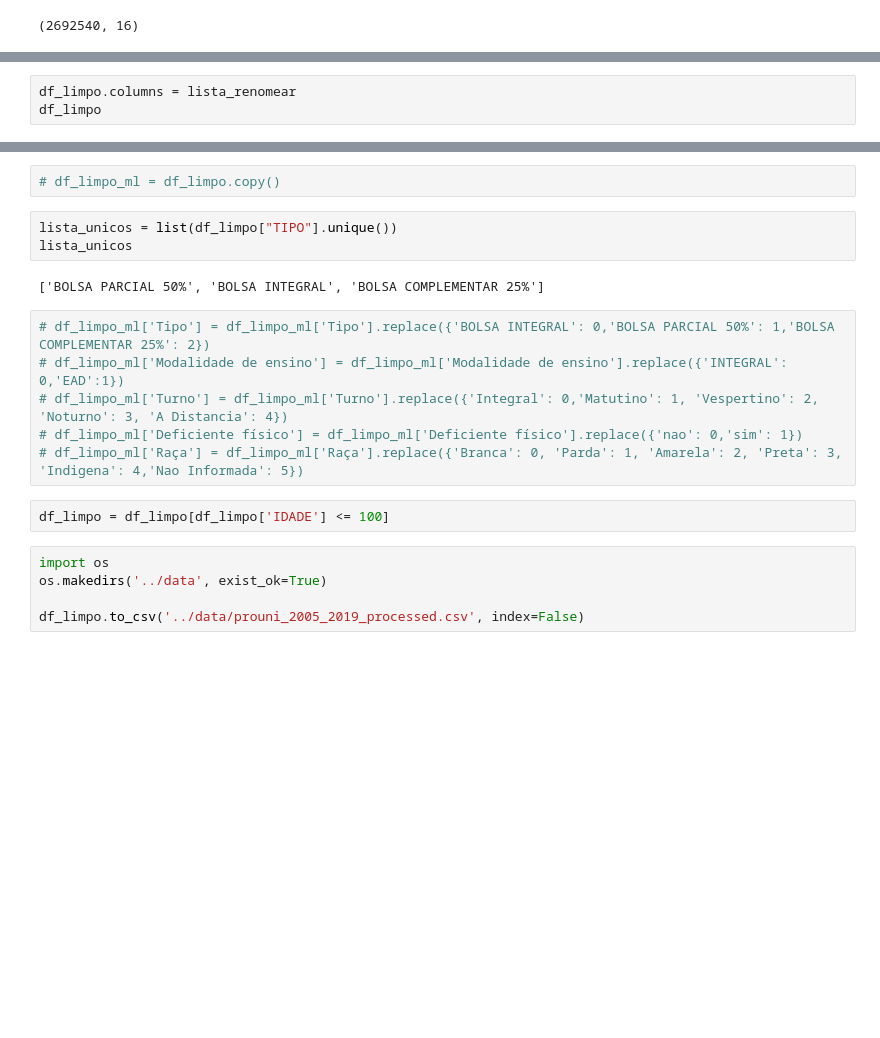
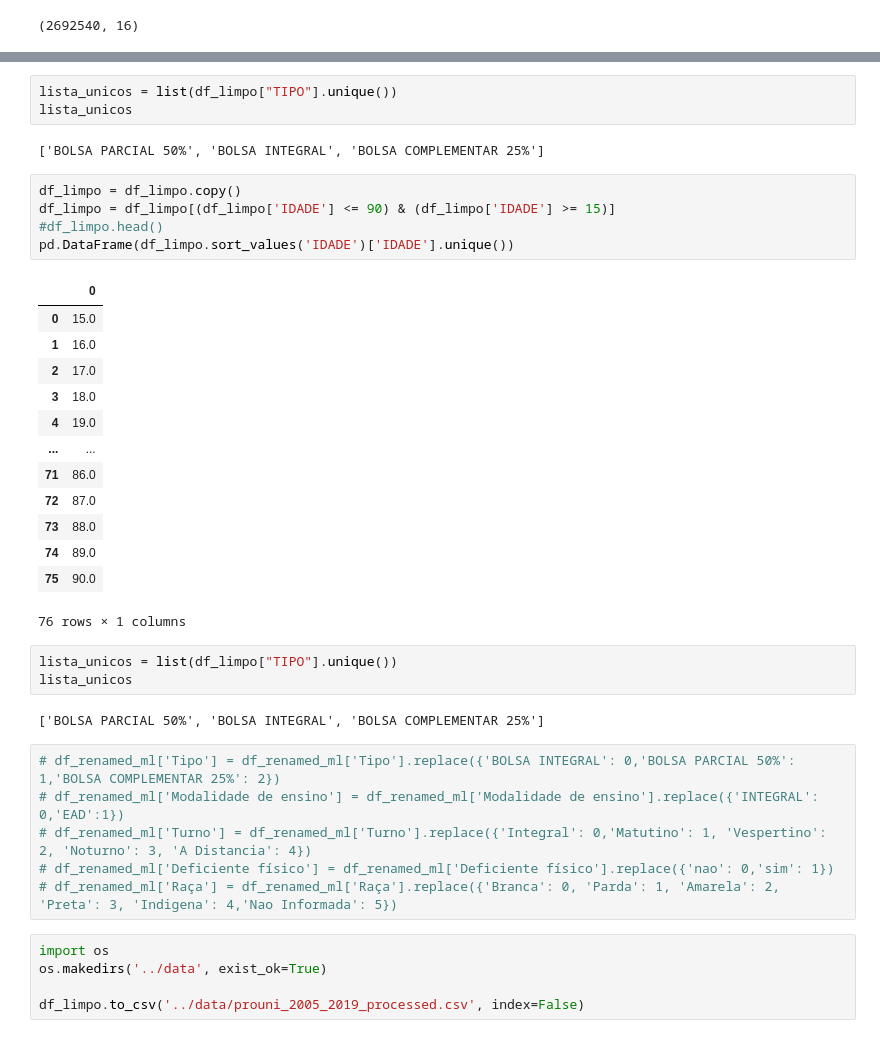
Before and after one commit to cidade-felipe/Prouni-Data-Insights, a Jupyter notebook: notebooks/preprocessed.ipynb, the cells around one changed output, grey strips where cells are left out. Cells and saved outputs as stored; diff of their text form; blank space fills up the shorter version.

```diff
--- a/notebooks/preprocessed.ipynb
+++ b/notebooks/preprocessed.ipynb
@@ -168,3 +151,0 @@ lista_renomear
-# %%
-df_limpo.columns = lista_renomear
-df_limpo
@@ -185,18 +152,38 @@ df_limpo
-# %%
-# df_limpo_ml = df_limpo.copy()
+# %%
+lista_unicos = list(df_limpo["TIPO"].unique())
+lista_unicos
+# %% [output]
+['BOLSA PARCIAL 50%', 'BOLSA INTEGRAL', 'BOLSA COMPLEMENTAR 25%']
+# %%
+df_limpo = df_limpo.copy()
+df_limpo = df_limpo[(df_limpo['IDADE'] <= 90) & (df_limpo['IDADE'] >= 15)]
+#df_limpo.head()
+pd.DataFrame(df_limpo.sort_values('IDADE')['IDADE'].unique())
+# %% [output]
+|  | 0 |
+| 0 | 15.0 |
+| 1 | 16.0 |
+| 2 | 17.0 |
+| 3 | 18.0 |
+| 4 | 19.0 |
+| ... | ... |
+| 71 | 86.0 |
+| 72 | 87.0 |
+| 73 | 88.0 |
+| 74 | 89.0 |
+| 75 | 90.0 |
+76 rows × 1 columns
 # %%
 lista_unicos = list(df_limpo["TIPO"].unique())
 lista_unicos
 # %% [output]
 ['BOLSA PARCIAL 50%', 'BOLSA INTEGRAL', 'BOLSA COMPLEMENTAR 25%']
 # %%
-# df_limpo_ml['Tipo'] = df_limpo_ml['Tipo'].replace({'BOLSA INTEGRAL': 0,'BOLSA PARCIAL 50%': 1,'BOLSA COMPLEMENTAR 25%': 2})
-# df_limpo_ml['Modalidade de ensino'] = df_limpo_ml['Modalidade de ensino'].replace({'INTEGRAL': 0,'EAD':1})
-# df_limpo_ml['Turno'] = df_limpo_ml['Turno'].replace({'Integral': 0,'Matutino': 1, 'Vespertino': 2, 'Noturno': 3, 'A Distancia': 4})
-# df_limpo_ml['Deficiente físico'] = df_limpo_ml['Deficiente físico'].replace({'nao': 0,'sim': 1})
-# df_limpo_ml['Raça'] = df_limpo_ml['Raça'].replace({'Branca': 0, 'Parda': 1, 'Amarela': 2, 'Preta': 3, 'Indigena': 4,'Nao Informada': 5})
+# df_renamed_ml['Tipo'] = df_renamed_ml['Tipo'].replace({'BOLSA INTEGRAL': 0,'BOLSA PARCIAL 50%': 1,'BOLSA COMPLEMENTAR 25%': 2})
+# df_renamed_ml['Modalidade de ensino'] = df_renamed_ml['Modalidade de ensino'].replace({'INTEGRAL': 0,'EAD':1})
+# df_renamed_ml['Turno'] = df_renamed_ml['Turno'].replace({'Integral': 0,'Matutino': 1, 'Vespertino': 2, 'Noturno': 3, 'A Distancia': 4})
+# df_renamed_ml['Deficiente físico'] = df_renamed_ml['Deficiente físico'].replace({'nao': 0,'sim': 1})
+# df_renamed_ml['Raça'] = df_renamed_ml['Raça'].replace({'Branca': 0, 'Parda': 1, 'Amarela': 2, 'Preta': 3, 'Indigena': 4,'Nao Informada': 5})
-# %%
-df_limpo = df_limpo[df_limpo['IDADE'] <= 100]
 # %%
 import os
 os.makedirs('../data', exist_ok=True)
```
Also changed, not shown: parts of 13 cells of this notebook, 2 other files.
